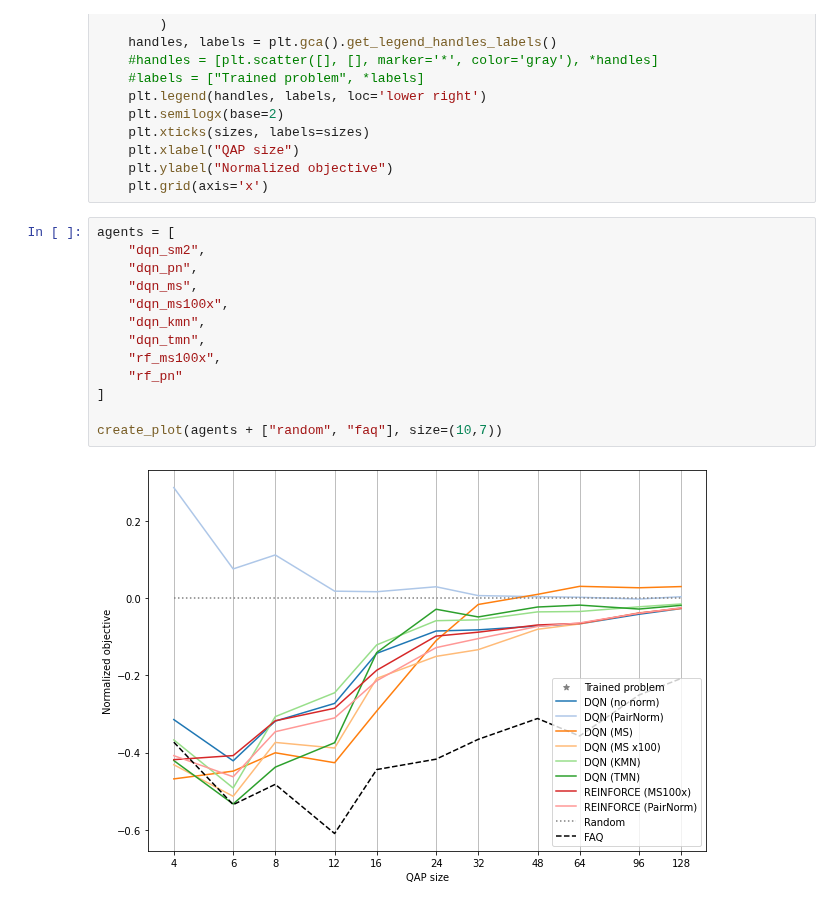
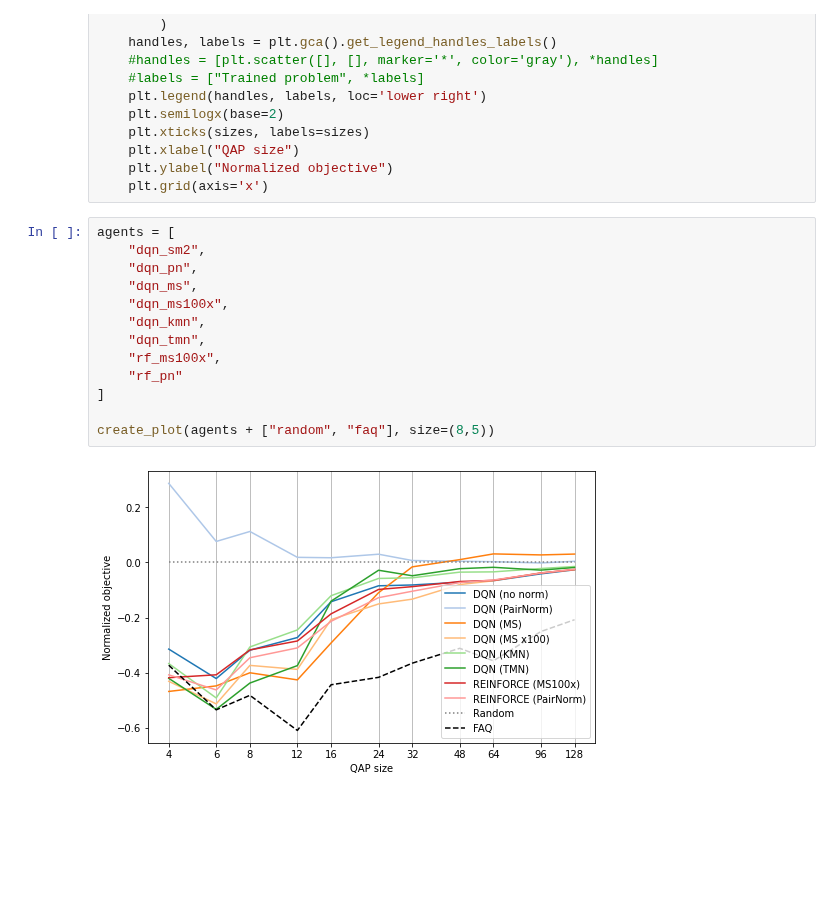
Before and after one commit to timgott/DeepQAP, a Jupyter notebook: evaluation/Generalization_by_size_norms.ipynb, the cells around one changed output. Saved outputs shown, nothing was run; the diff lists cells and outputs as text; blank space fills up the shorter version.

Commit message:
Smaller norm generalization plots

```diff
--- a/evaluation/Generalization_by_size_norms.ipynb
+++ b/evaluation/Generalization_by_size_norms.ipynb
@@ -373,18 +373,18 @@ def create_plot(solvers, size=(5,3)):
 # %%
 agents = [
     "dqn_sm2",
     "dqn_pn",
     "dqn_ms",
     "dqn_ms100x",
     "dqn_kmn",
     "dqn_tmn",
     "rf_ms100x",
     "rf_pn"
 ]
 
-create_plot(agents + ["random", "faq"], size=(10,7))
+create_plot(agents + ["random", "faq"], size=(8,5))
 # %% [output]
-[figure, old version]
+[figure, new version]
 # %%
 agents = [
     "dqn_sm2",
```
Also changed, not shown: parts of 3 cells of this notebook.
